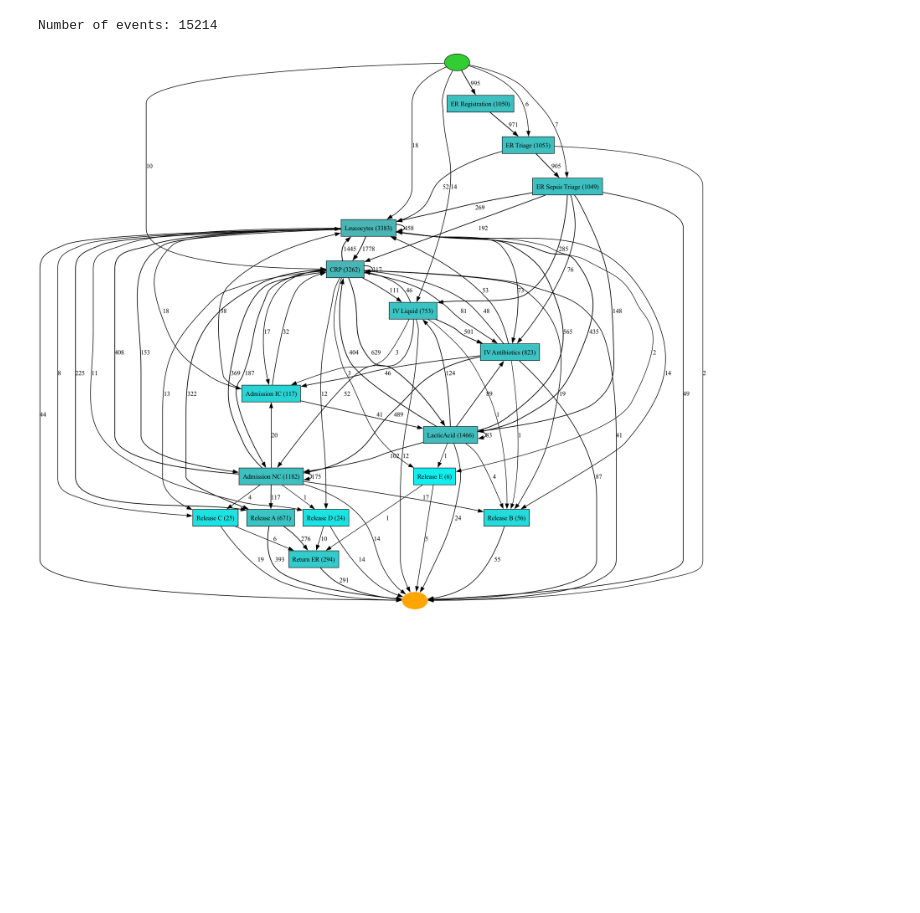
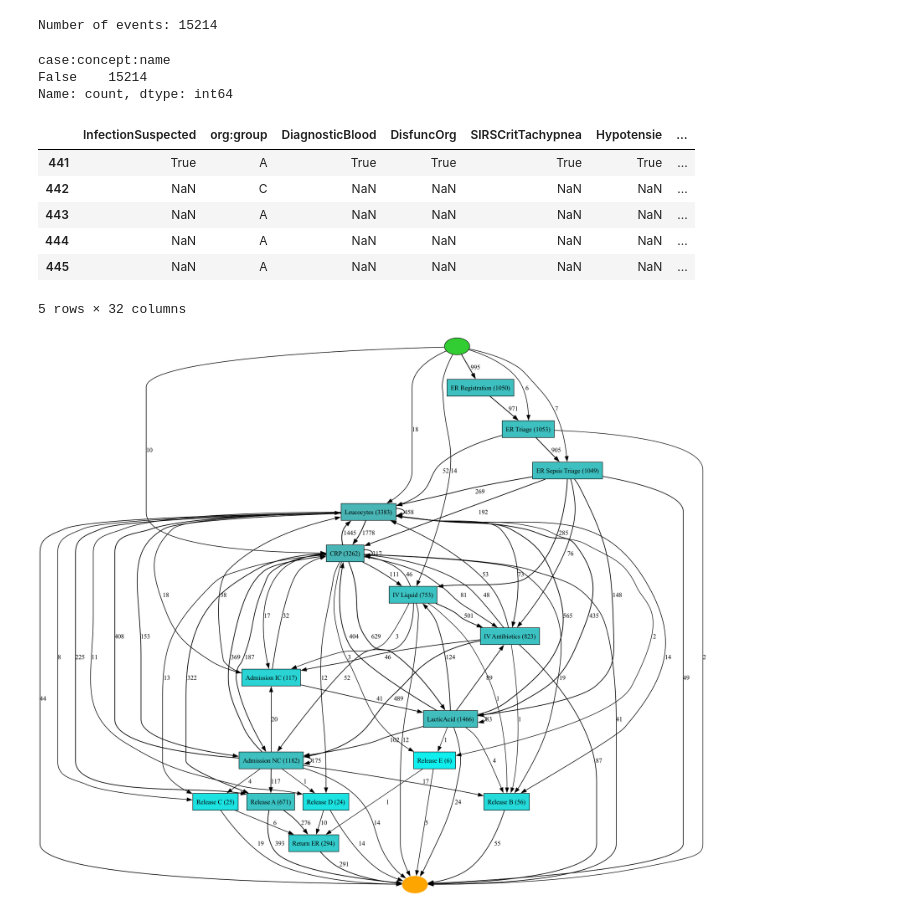
Before and after one commit to LukasStonie/PRM3, a Jupyter notebook: UE/25_11_11/heuristic_mining.ipynb, the cells around one changed output. Saved outputs shown, nothing was run; the diff lists cells and outputs as text; code cells hidden in the pictures; blank space fills up the shorter version.

```diff
--- a/UE/25_11_11/heuristic_mining.ipynb
+++ b/UE/25_11_11/heuristic_mining.ipynb
@@ -13,6 +13,10 @@ if not os.path.exists(path):
 # Read the XES log
 log = pm4py.read_xes(path)
 
+log_df = pm4py.convert_to_dataframe(log)
+log_df.to_csv("./sepsis_log.csv", index=False)
+
+
 # Basic counts
 n_events = len(log)
 
@@ -20,6 +24,22 @@ n_events = len(log)
 print(f"Number of events: {n_events}")
 # %% [output]
 Number of events: 15214
+# %%
+log_df['case:concept:name'].isna().value_counts()
+# %% [output]
+case:concept:name
+False    15214
+Name: count, dtype: int64
+# %%
+log_df[log_df.index.isin(range(441,465))].head()
+# %% [output]
+|  | InfectionSuspected | org:group | DiagnosticBlood | DisfuncOrg | SIRSCritTachypnea | Hypotensie | ... |
+| 441 | True | A | True | True | True | True | ... |
+| 442 | NaN | C | NaN | NaN | NaN | NaN | ... |
+| 443 | NaN | A | NaN | NaN | NaN | NaN | ... |
+| 444 | NaN | A | NaN | NaN | NaN | NaN | ... |
+| 445 | NaN | A | NaN | NaN | NaN | NaN | ... |
+5 rows × 32 columns
 # %%
 net = heuristic_miner.apply_heu(log, )
 # %%
```
Also changed, not shown: 2 other files.
